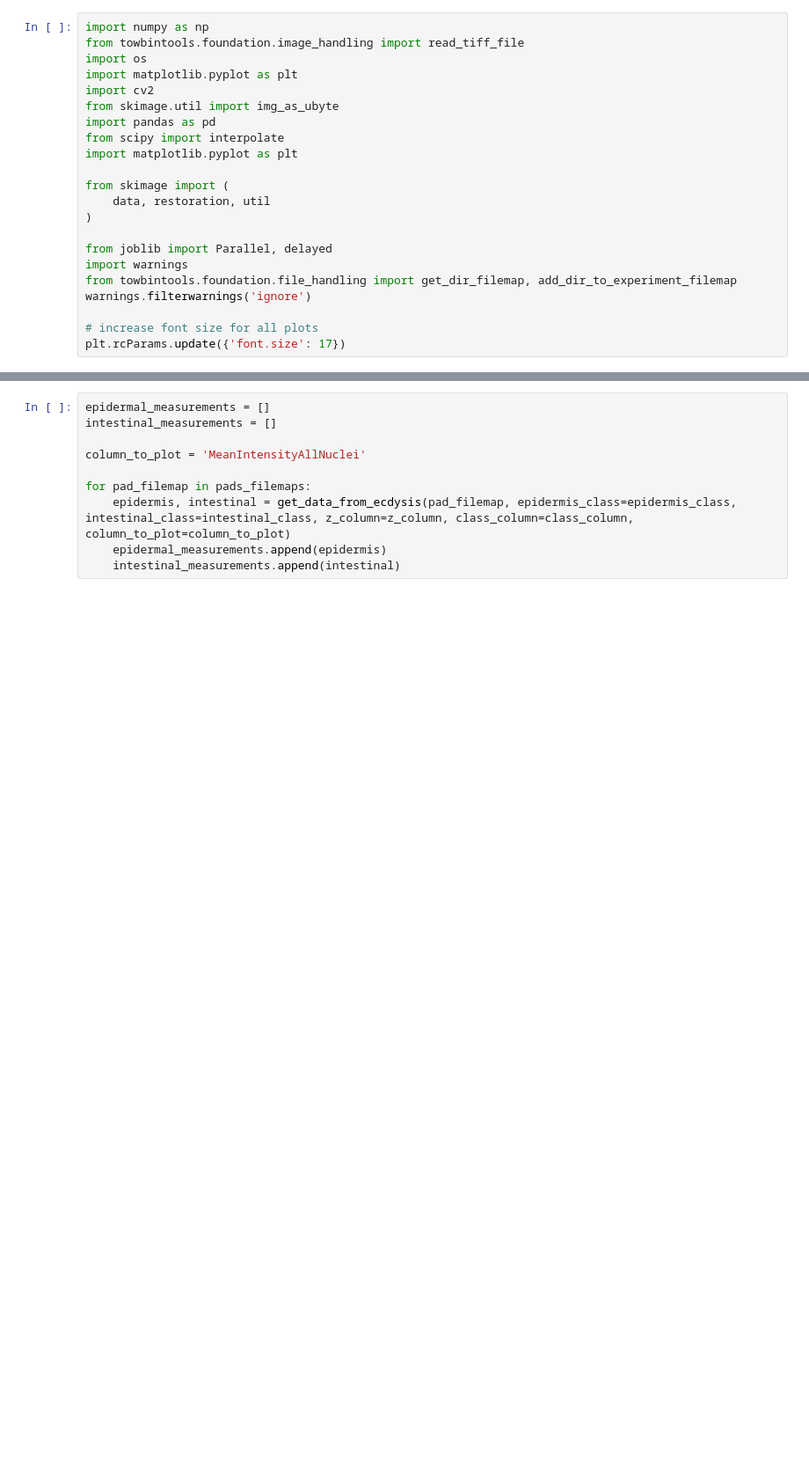
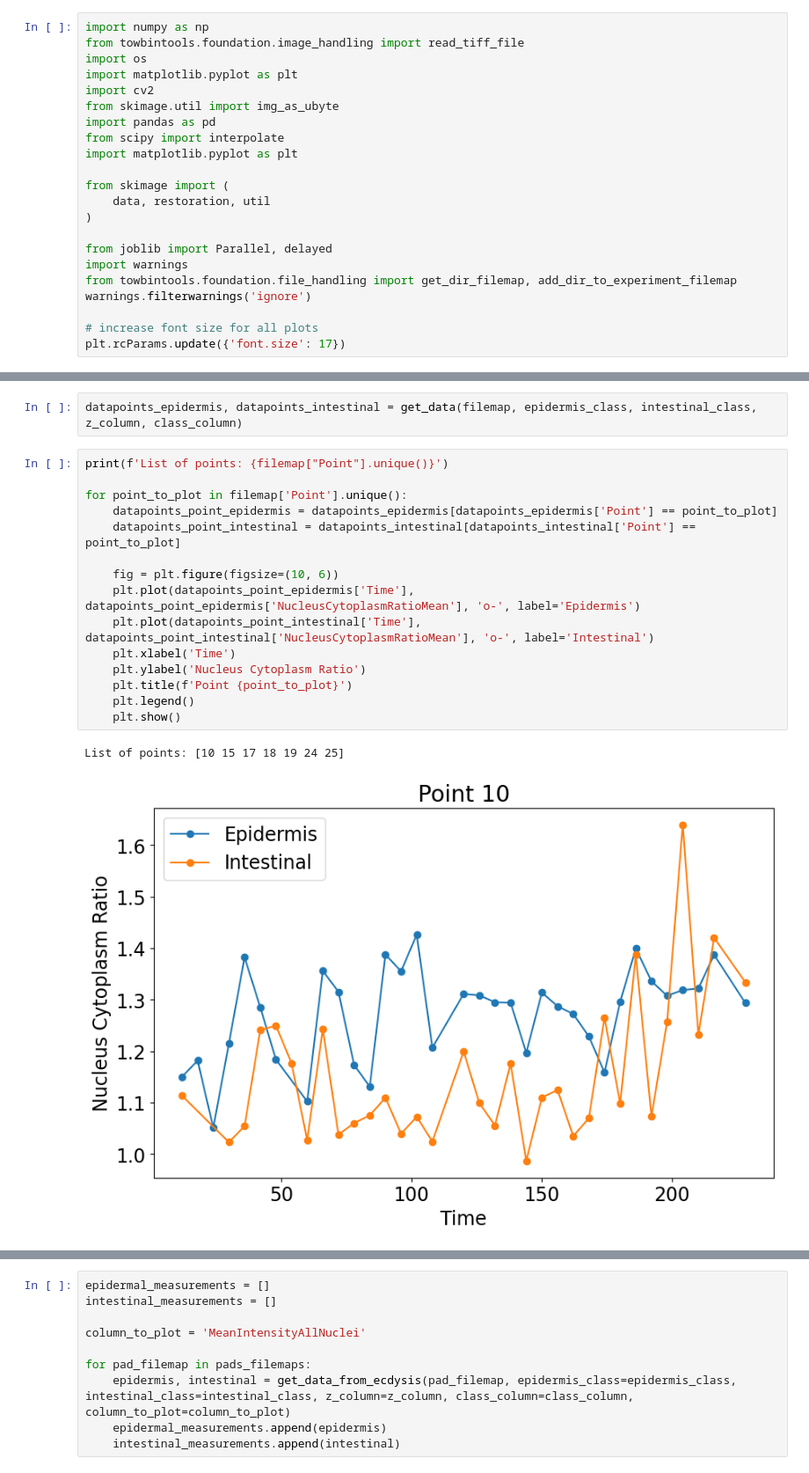
Before and after one commit to spsalmon/dynamics_measurement, a Jupyter notebook: fluo_measurement/plot_measurements.ipynb, the cells around one changed output, grey strips where cells are left out. Shown at 88% size. Saved outputs shown, nothing was run; the diff lists cells and outputs as text; blank space fills up the shorter version.

```diff
--- a/fluo_measurement/plot_measurements.ipynb
+++ b/fluo_measurement/plot_measurements.ipynb
@@ -204,0 +218,20 @@ for i, filemap in enumerate(pads_filemaps):
+# %%
+datapoints_epidermis, datapoints_intestinal = get_data(filemap, epidermis_class, intestinal_class, z_column, class_column)
+# %%
+print(f'List of points: {filemap["Point"].unique()}')
+
+for point_to_plot in filemap['Point'].unique():
+    datapoints_point_epidermis = datapoints_epidermis[datapoints_epidermis['Point'] == point_to_plot]
+    datapoints_point_intestinal = datapoints_intestinal[datapoints_intestinal['Point'] == point_to_plot]
+
+    fig = plt.figure(figsize=(10, 6))
+    plt.plot(datapoints_point_epidermis['Time'], datapoints_point_epidermis['NucleusCytoplasmRatioMean'], 'o-', label='Epidermis')
+    plt.plot(datapoints_point_intestinal['Time'], datapoints_point_intestinal['NucleusCytoplasmRatioMean'], 'o-', label='Intestinal')
+    plt.xlabel('Time')
+    plt.ylabel('Nucleus Cytoplasm Ratio')
+    plt.title(f'Point {point_to_plot}')
+    plt.legend()
+    plt.show()
+# %% [output]
+List of points: [10 15 17 18 19 24 25]
+[figure, added]
```
Also changed, not shown: parts of 4 cells of this notebook, 41 other files.
